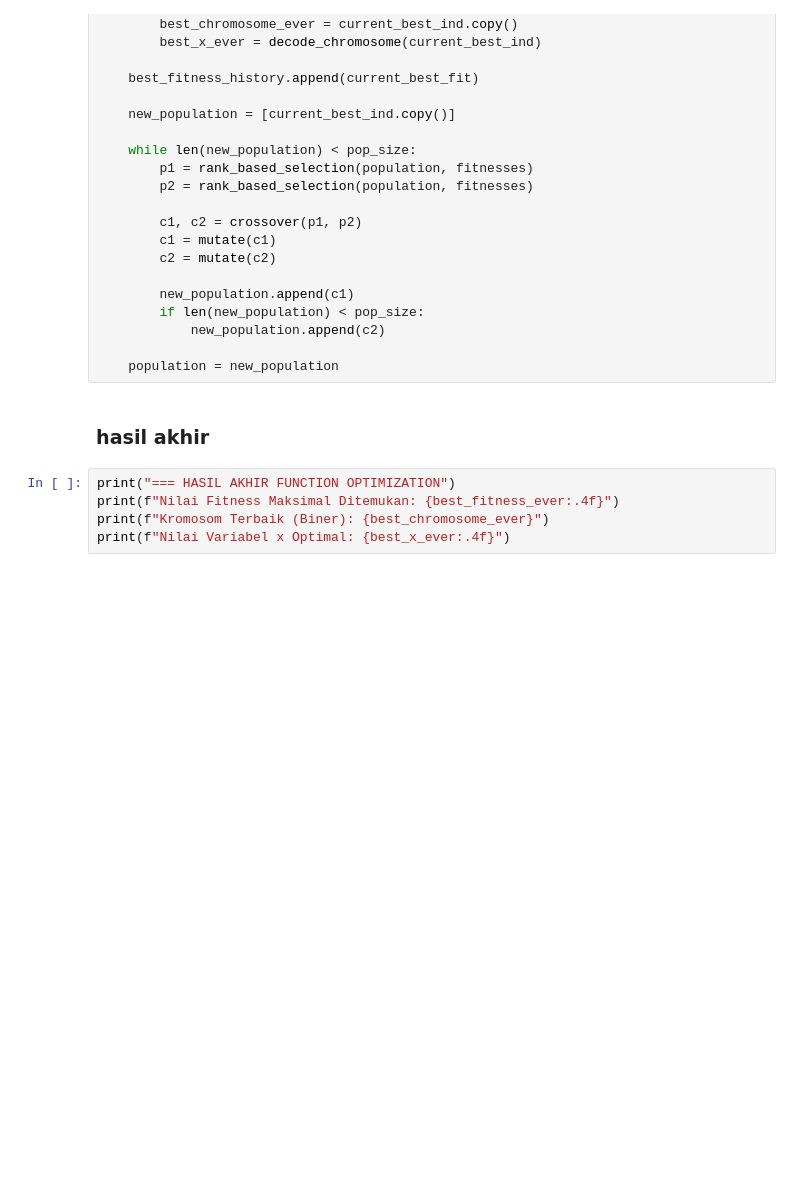
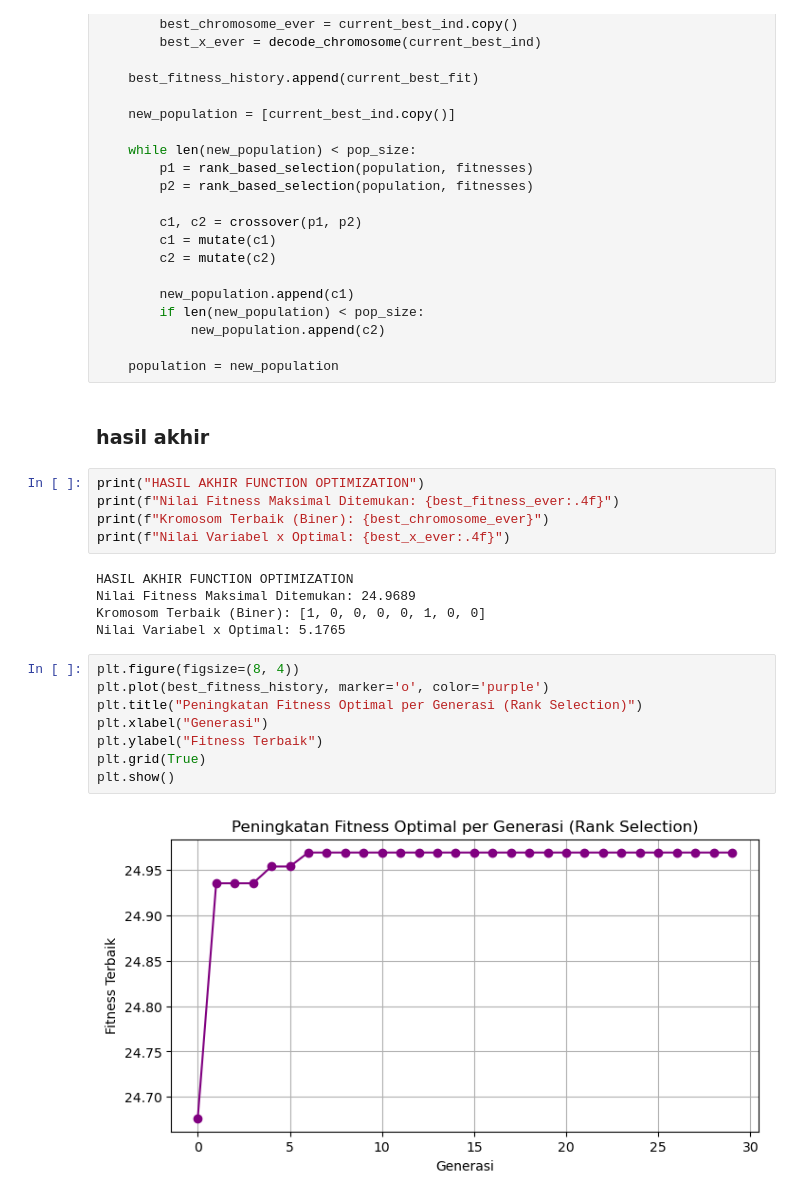
Before and after one commit to akmalluigi/Genetic-Algorithm, a Jupyter notebook: GA_Function-Optimization.ipynb, the cells around one changed output. Cells and saved outputs as stored; diff of their text form; blank space fills up the shorter version.

```diff
--- a/GA_Function-Optimization.ipynb
+++ b/GA_Function-Optimization.ipynb
@@ -126,7 +126,22 @@ for gen in range(generations):
 # %% [markdown]
 ### hasil akhir
 # %%
-print("=== HASIL AKHIR FUNCTION OPTIMIZATION")
+print("HASIL AKHIR FUNCTION OPTIMIZATION")
 print(f"Nilai Fitness Maksimal Ditemukan: {best_fitness_ever:.4f}")
 print(f"Kromosom Terbaik (Biner): {best_chromosome_ever}")
 print(f"Nilai Variabel x Optimal: {best_x_ever:.4f}")
+# %% [output]
+HASIL AKHIR FUNCTION OPTIMIZATION
+Nilai Fitness Maksimal Ditemukan: 24.9689
+Kromosom Terbaik (Biner): [1, 0, 0, 0, 0, 1, 0, 0]
+Nilai Variabel x Optimal: 5.1765
+# %%
+plt.figure(figsize=(8, 4))
+plt.plot(best_fitness_history, marker='o', color='purple')
+plt.title("Peningkatan Fitness Optimal per Generasi (Rank Selection)")
+plt.xlabel("Generasi")
+plt.ylabel("Fitness Terbaik")
+plt.grid(True)
+plt.show()
+# %% [output]
+[figure, added]
```
Also changed, not shown: 3 other files.
